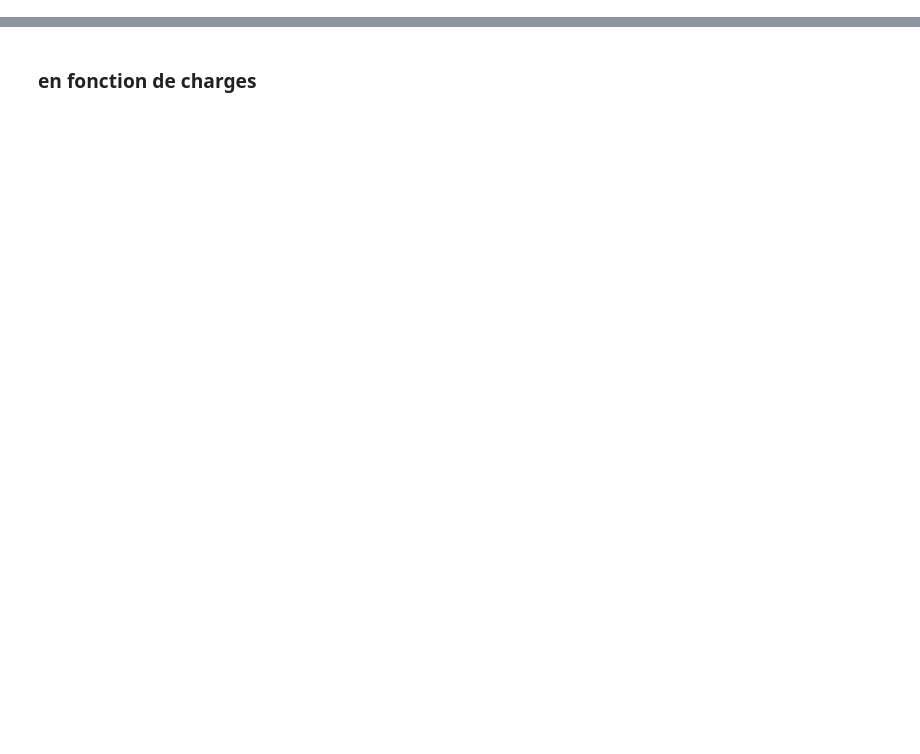
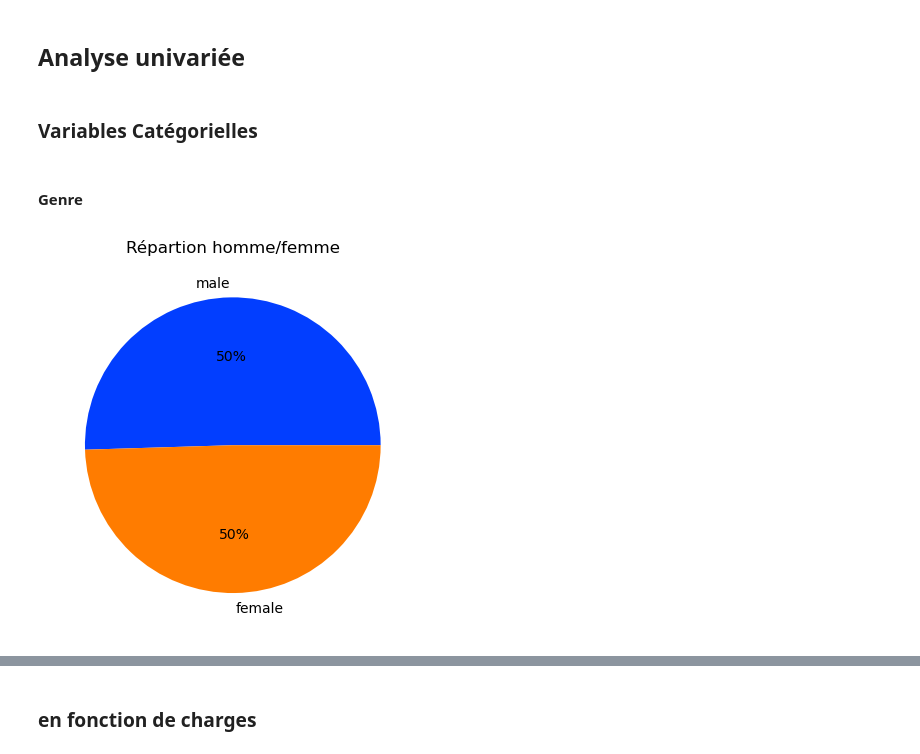
Before and after one commit to EliasMez/assurance, a Jupyter notebook: analyse.ipynb, the cells around one changed output, grey strips where cells are left out. Cells and saved outputs as stored; diff of their text form; code cells hidden in the pictures; blank space fills up the shorter version.

Commit message:
analyse terminée commentée

```diff
--- a/analyse.ipynb
+++ b/analyse.ipynb
@@ -105,0 +24,3 @@ les valeurs supérieurs à 34524.78 seront considérées comme des valeurs aberr
+# %%
+df_assurance = pd.read_csv("cleaning_assurance.csv")
+df_assurance.head()
@@ -105,0 +34,14 @@ les valeurs supérieurs à 34524.78 seront considérées comme des valeurs aberr
+# %% [markdown]
+## Analyse univariée
+# %% [markdown]
+### Variables Catégorielles
+# %% [markdown]
+#### Genre
+# %%
+colors = sns.color_palette('bright')
+labels=['male','female']
+plt.pie(df_assurance['sex'].value_counts(), colors = colors, labels=labels, autopct = '%0.0f%%')
+plt.title('Répartion homme/femme')
+plt.show()
+# %% [output]
+[figure, added]
```
Also changed, not shown: parts of 121 cells of this notebook, 4 other files.
